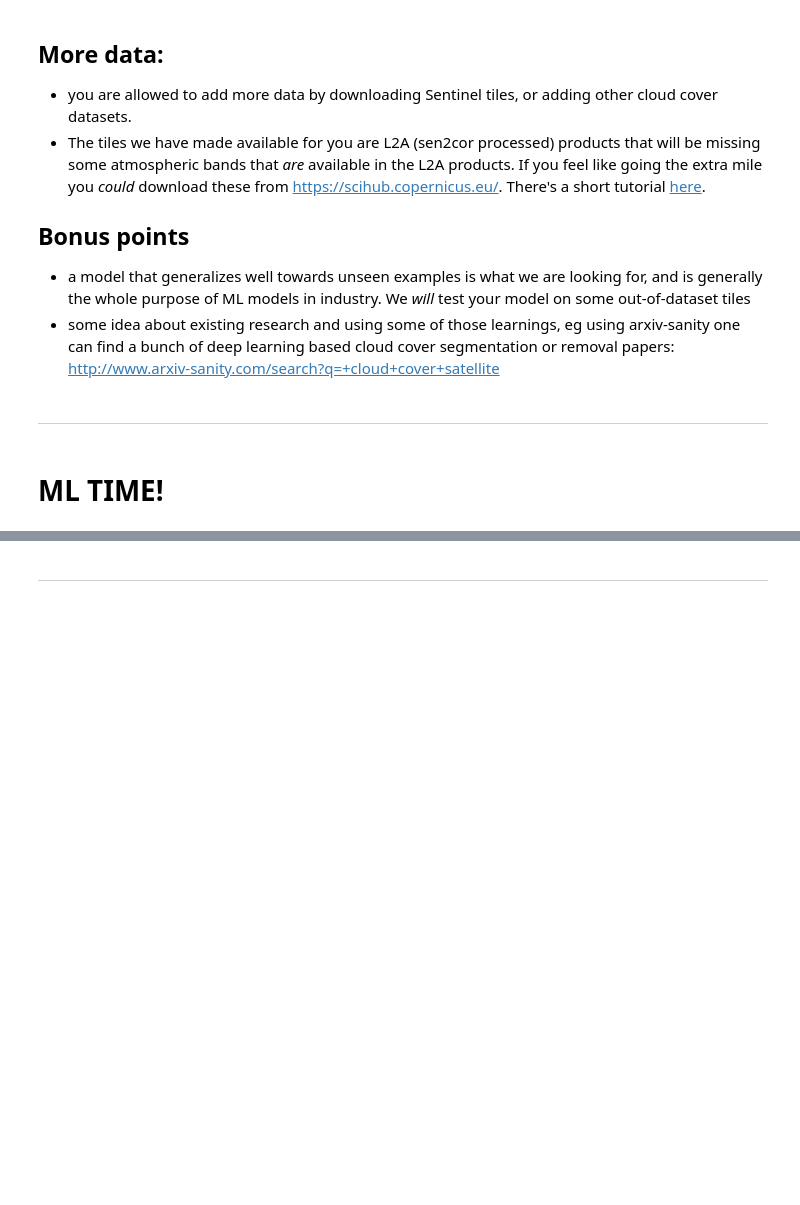
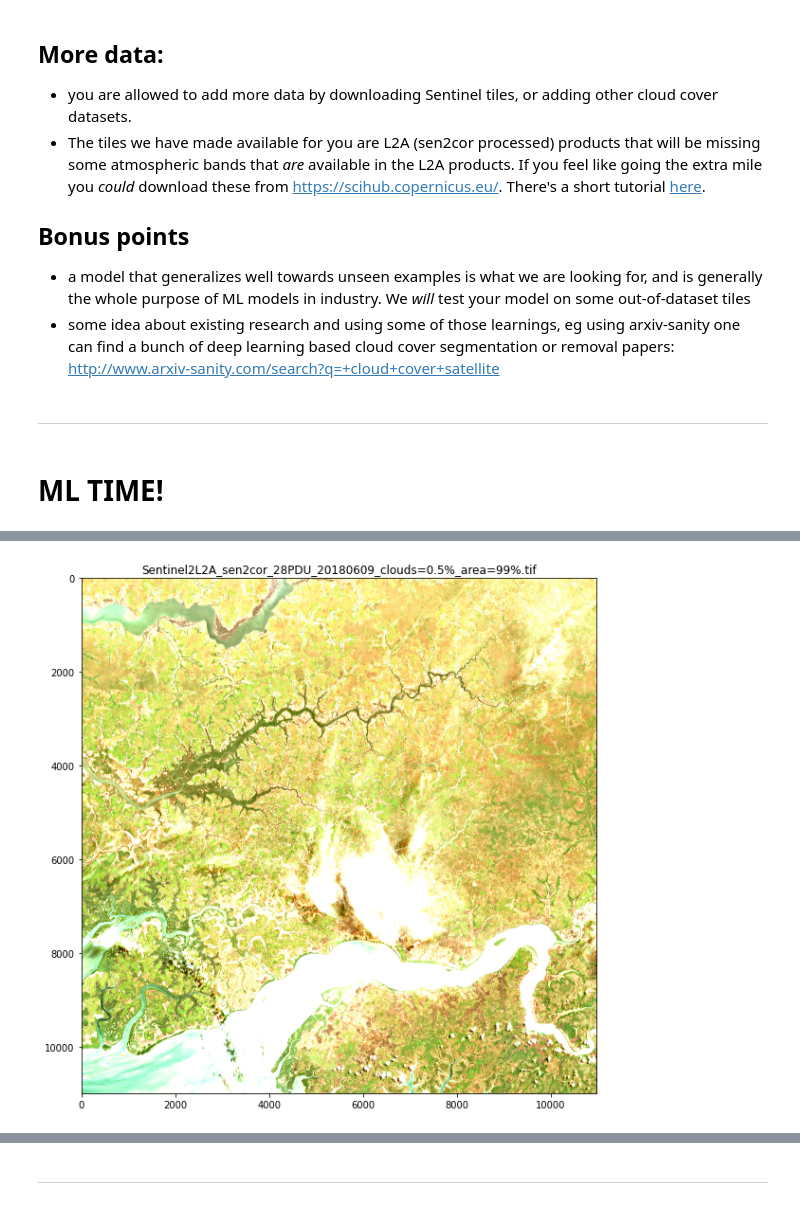
Before and after one commit to laurenssam/20tree, a Jupyter notebook: cloud_segmentation.ipynb, the cells around one changed output, grey strips where cells are left out. Saved outputs shown, nothing was run; the diff lists cells and outputs as text; code cells hidden in the pictures; blank space fills up the shorter version.

```diff
--- a/cloud_segmentation.ipynb
+++ b/cloud_segmentation.ipynb
@@ -611,0 +597,18 @@ KeyboardInterrupt: ignored
+# %%
+input_channels = 11
+crop_size = 610
+batch_size = 5
+learning_rate = 0.003
+training_epochs = 200
+print_save_freq = 10
+class_weighting = 1.
+experiment_path = Path("/gdrive/My Drive/20tree/")
+train_model(training_data,
+            experiment_path,
+            crop_size,
+            input_channels,
+            batch_size,
+            learning_rate,
+            training_epochs,
+            print_save_freq,
+            class_weighting)
@@ -675,0 +756,4 @@ KeyboardInterrupt: ignored
+# %%
+plot_rgb(image_path.name, clip_values=(0,1000), bands=[3,2,1], figsize=(10, 10))
+# %% [output]
+[figure, added]
```
Also changed, not shown: parts of 15 cells of this notebook, 1 other file.
